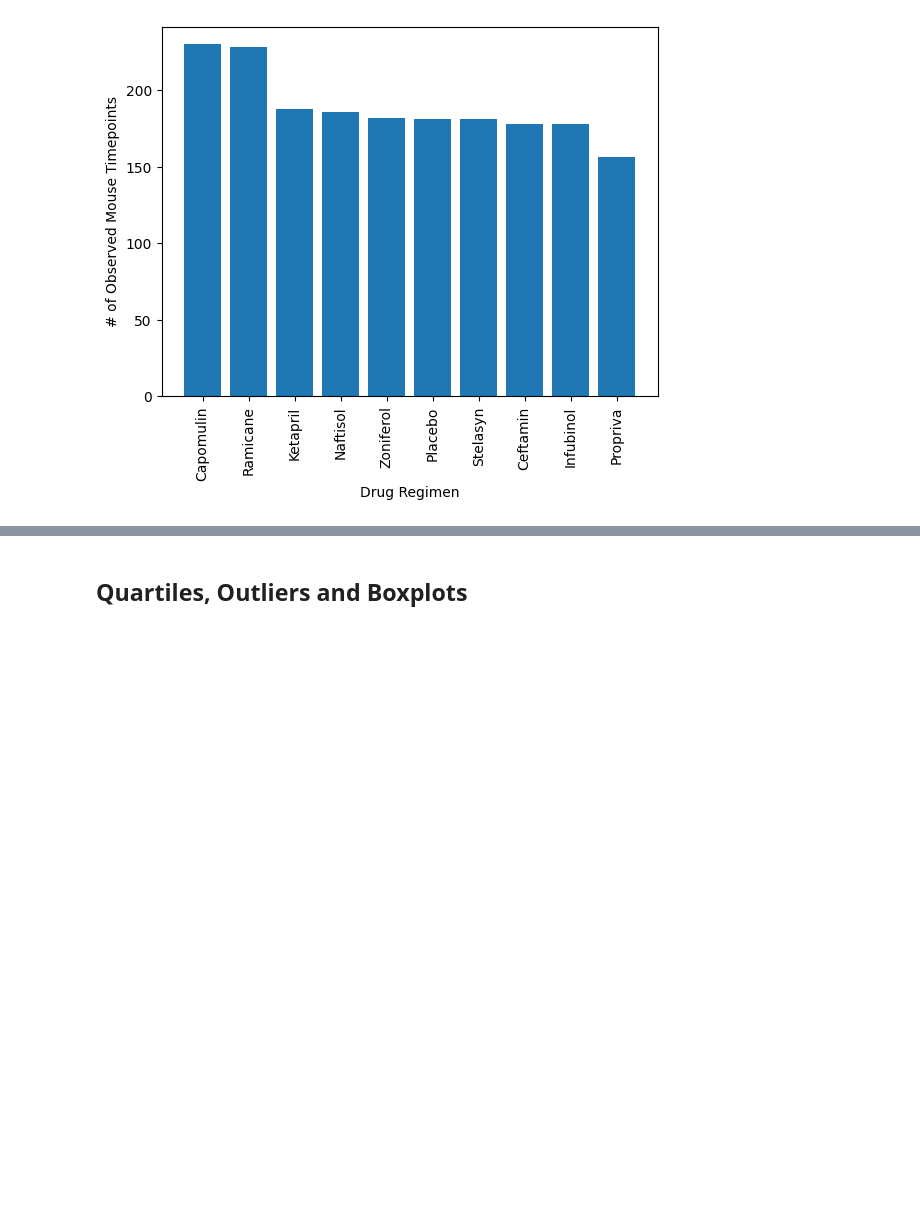
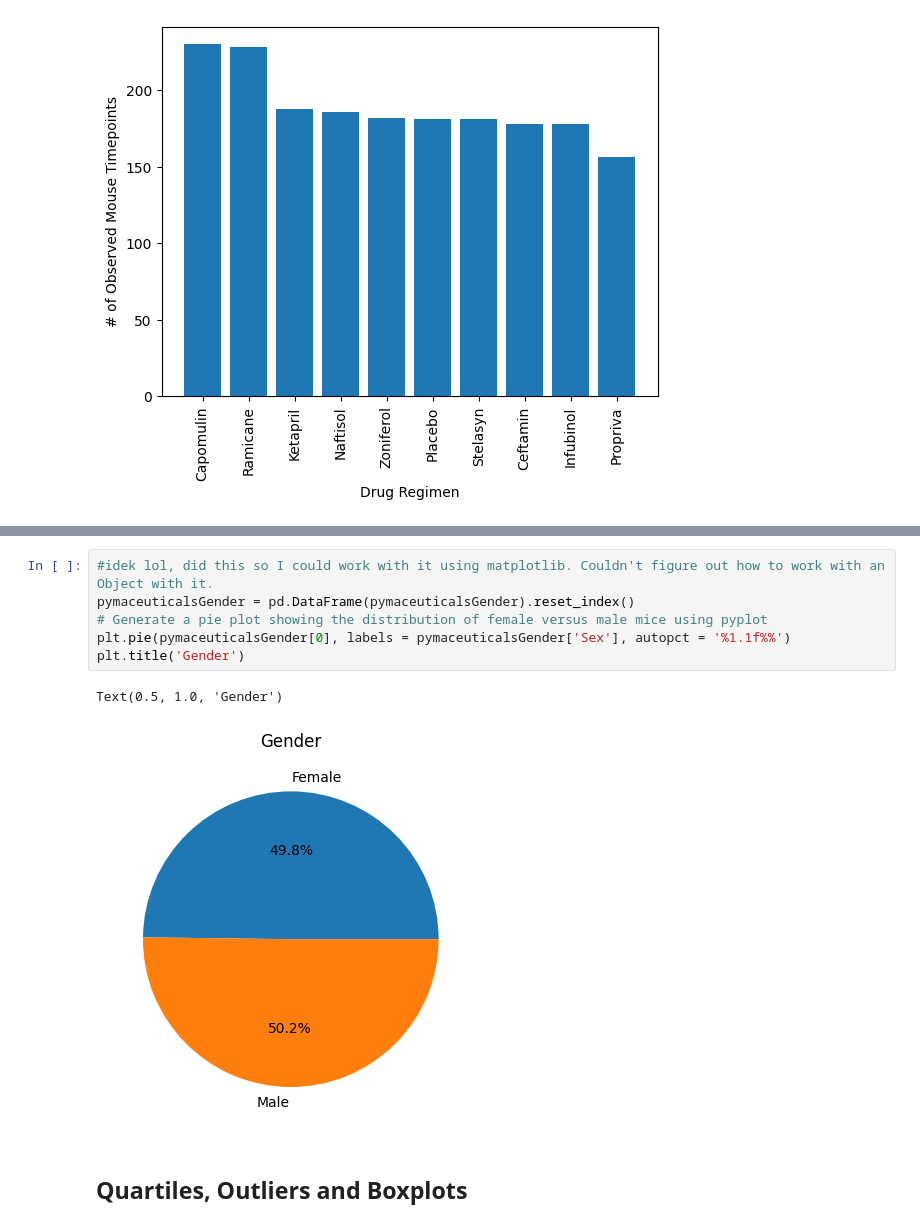
Before and after one commit to RickGrimesCodes/Module-5-Challenge, a Jupyter notebook: pymaceuticals_starter.ipynb, the cells around one changed output, grey strips where cells are left out. Drawn from its saved outputs; the diff is of its cells as text; blank space fills up the shorter version.

```diff
--- a/pymaceuticals_starter.ipynb
+++ b/pymaceuticals_starter.ipynb
@@ -162,3 +159,12 @@ genderTotal = (maleCount + femaleCount)
+# %%
+#idek lol, did this so I could work with it using matplotlib. Couldn't figure out how to work with an Object with it.
+pymaceuticalsGender = pd.DataFrame(pymaceuticalsGender).reset_index()
+# Generate a pie plot showing the distribution of female versus male mice using pyplot
+plt.pie(pymaceuticalsGender[0], labels = pymaceuticalsGender['Sex'], autopct = '%1.1f%%')
+plt.title('Gender')
+# %% [output]
+Text(0.5, 1.0, 'Gender')
+[figure, added]
 # %% [markdown]
 ## Quartiles, Outliers and Boxplots
 # %%
```
Also changed, not shown: parts of 4 cells of this notebook.
